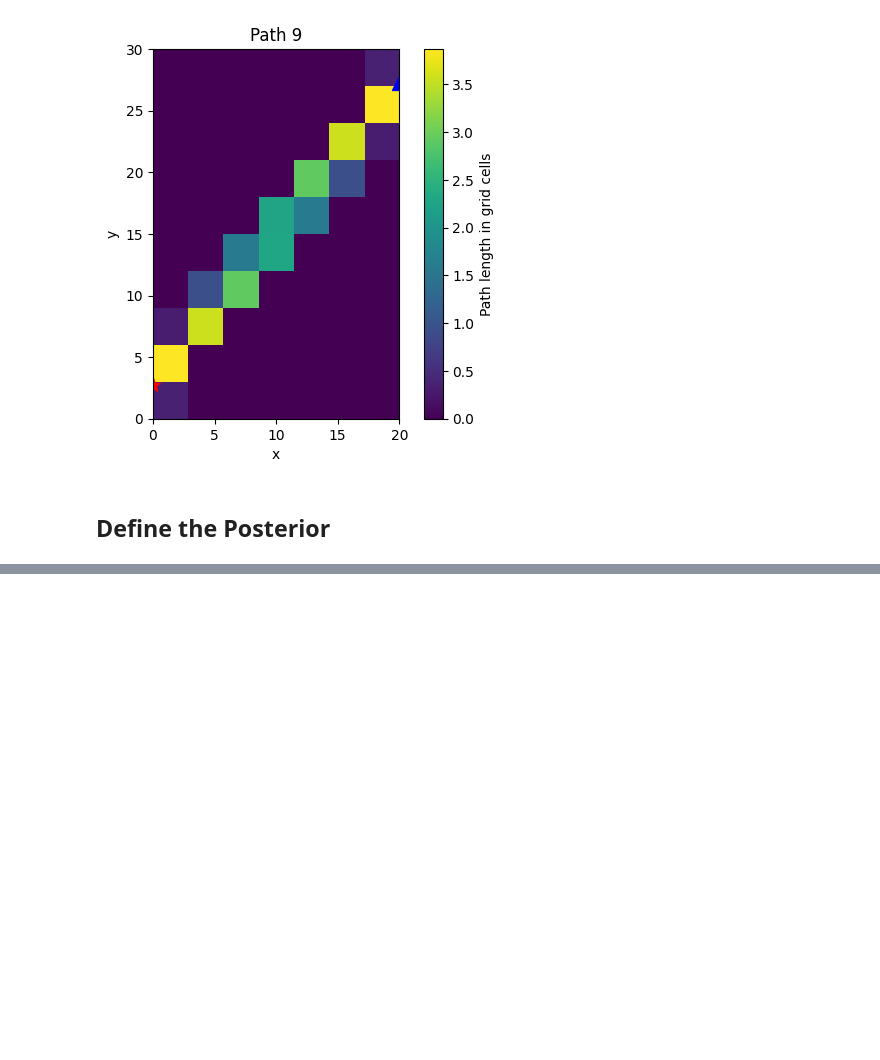
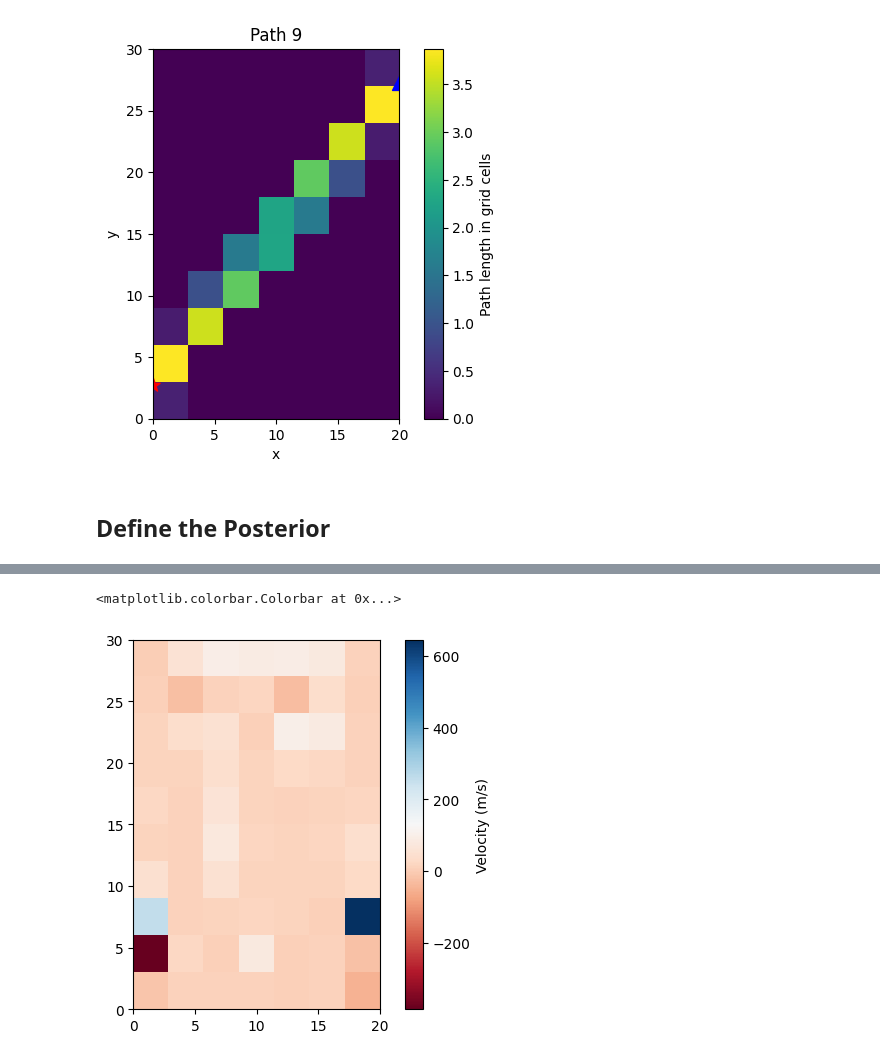
Before and after one commit to auggiemarignier/harmtransc, a Jupyter notebook: examples/ray_bending.ipynb, the cells around one changed output, grey strips where cells are left out. Cells and saved outputs as stored; diff of their text form; code cells hidden in the pictures; blank space fills up the shorter version.

```diff
--- a/examples/ray_bending.ipynb
+++ b/examples/ray_bending.ipynb
@@ -379,0 +408,31 @@ def log_posterior(x: NDArray[np.float64], model: ForwardModels) -> float:
+# %%
+def _log_likelihood(
+    x: NDArrayFloat,
+    model: ForwardModels,
+    data: NDArrayFloat,
+    covariance: NDArrayFloat,
+) -> float:
+    """
+    Log likelihood function for the observed data given the model parameters.
+    """
+    predicted = forward_models[model](x)
+    return multivariate_normal.logpdf(predicted, mean=data, cov=covariance)
+
+
+log_likelihoods: dict[ForwardModels, Callable[[NDArrayFloat], float]] = {
+    model: partial(_log_likelihood, model=model, data=d_obs, covariance=(std**2) * np.eye(len(d_obs))) for model in ForwardModels
+}
+
+
+def test_log_likelihood(model: ForwardModels):
+    """Just checking it runs."""
+    x = np.ones(basis.N)
+    assert log_likelihoods[model](x) < 0.0
+
+
+test_log_likelihood(ForwardModels.STRAIGHT)
+test_log_likelihood(ForwardModels.BENT)
+# %%
+
+def log_posterior(x: NDArrayFloat, model: ForwardModels) -> float:
+    return log_likelihoods[model](x) + log_prior(x)
@@ -379,0 +443,11 @@ def log_posterior(x: NDArray[np.float64], model: ForwardModels) -> float:
+# %%
+def get_starting_points(G: csr_matrix, d: NDArrayFloat, n_chains: int, scale: float = 0.1) -> NDArrayFloat:
+    """
+    Get starting points for MCMC chains by perturbing the least-squares solution.
+    """
+    lsq_slowness = lsqr(G, d)[0]
+    lsq_velocity = 1 / lsq_slowness
+    x0 = basis.basis.T @ lsq_velocity
+    rng = np.random.default_rng(0)
+    pos = x0 + scale * np.abs(x0) * rng.normal(size=(n_chains, basis.N))  # scale according to parameter magnitude
+    return pos
@@ -379,0 +552,6 @@ def log_posterior(x: NDArray[np.float64], model: ForwardModels) -> float:
+# %%
+plt.imshow(basis(posteriors[0].samples[3][0]).reshape(basis.Ny, basis.Nx), extent=extent, origin="lower", cmap=plt.cm.RdBu)
+plt.colorbar(label="Velocity (m/s)")
+# %% [output]
+<matplotlib.colorbar.Colorbar at 0x...>
+[figure, added]
```
Also changed, not shown: parts of 11 cells of this notebook.
